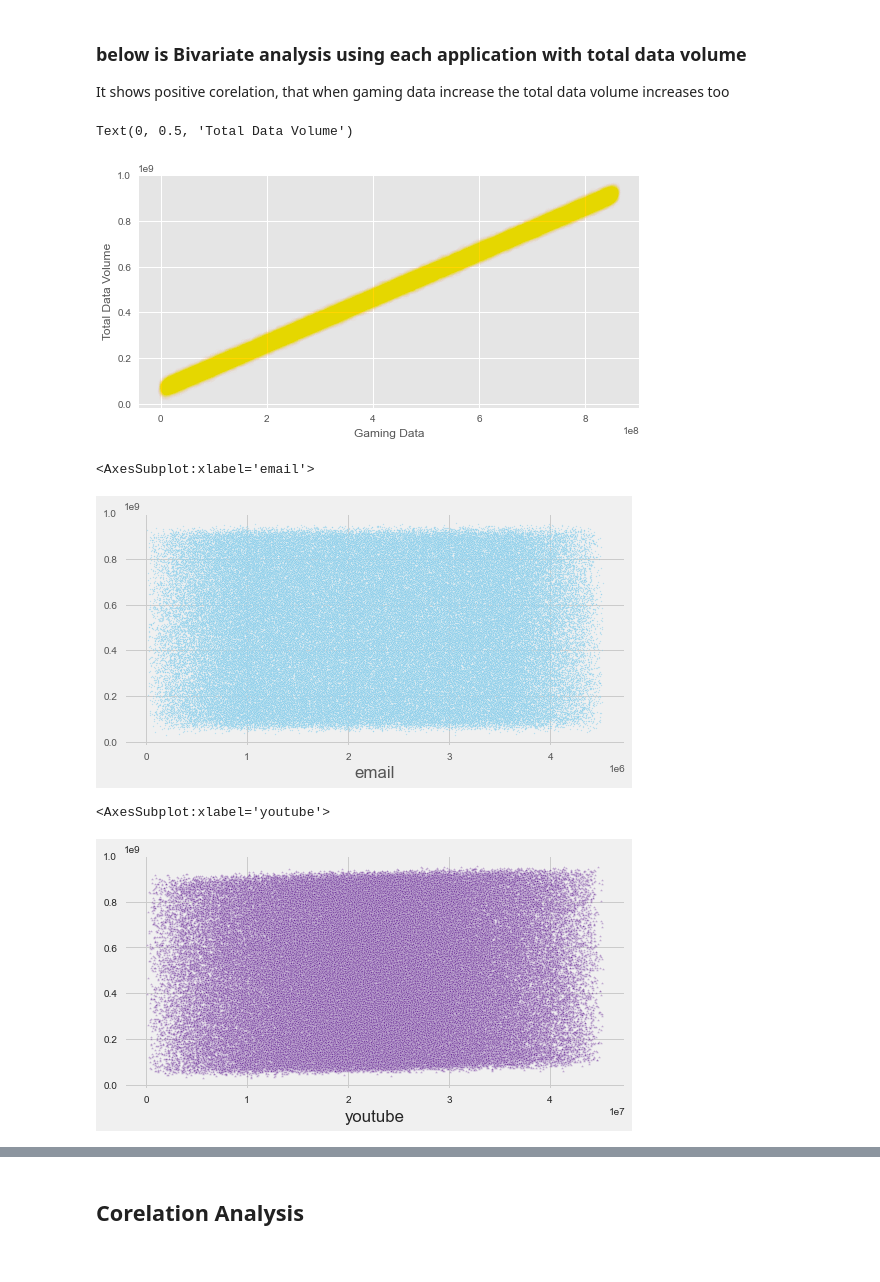
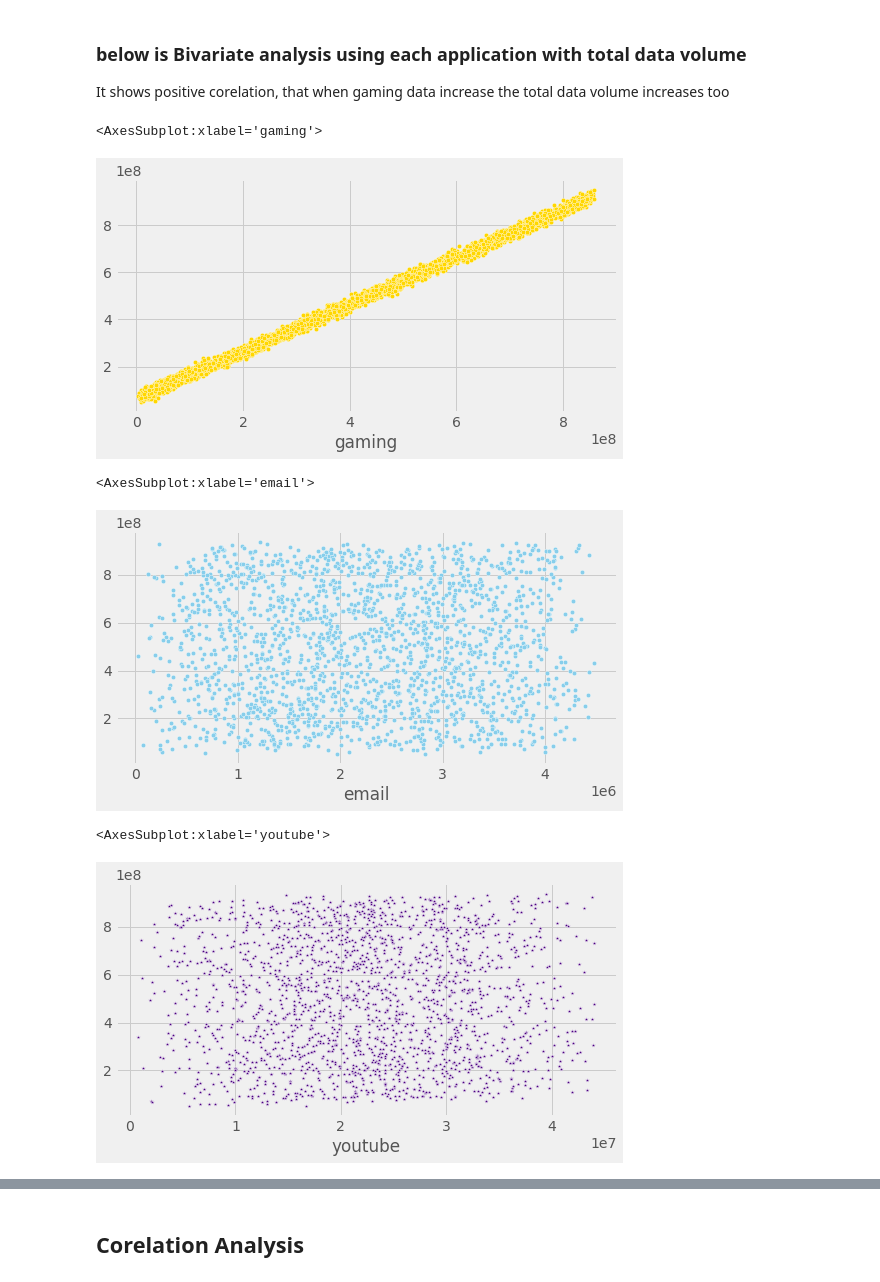
Before and after one commit to Ammon21/Telecom-Analysis, a Jupyter notebook: Notebooks/User_Overview 1.2.ipynb, the cells around one changed output, grey strips where cells are left out. Cells and saved outputs as stored; diff of their text form; code cells hidden in the pictures.

Commit message:
bivariate analysis by sample, modfied

```diff
--- a/Notebooks/User_Overview 1.2.ipynb
+++ b/Notebooks/User_Overview 1.2.ipynb
@@ -178,29 +178,31 @@ plt.legend()
 
 It shows positive corelation, that when gaming data increase the total data volume increases too
 # %%
+sample_data = relevant_data.sample(4000)
 sum_column = df_clean["totalUL"] + df_clean["totalDL"]
 plt.style.use('ggplot')
+sample_data = relevant_data.sample(4000)
+plt.style.use('fivethirtyeight')
 plt.figure(figsize=(8, 4))
-plt.scatter(df_clean['gaming'], sum_column, alpha=0.01, color='gold')
-plt.xlabel('Gaming Data')
-plt.ylabel('Total Data Volume')
+sns.scatterplot(data = sample_data, x='gaming', y=sum_column, s=20, color='gold')
 # %% [output]
-Text(0, 0.5, 'Total Data Volume')
+<AxesSubplot:xlabel='gaming'>
-[figure, old version]
+[figure, new version]
 # %%
+sample_data = relevant_data.sample(2000)
 plt.style.use('fivethirtyeight')
 plt.figure(figsize=(8, 4))
-sns.scatterplot(data = relevant_data, x='email', y=sum_column, s=2, alpha=0.5, color='skyblue')
+sns.scatterplot(data = sample_data, x='email', y=sum_column, s=20, color='skyblue')
 # %% [output]
 <AxesSubplot:xlabel='email'>
-[figure, old version]
+[figure, new version]
 # %%
 plt.style.use('fivethirtyeight')
 plt.figure(figsize=(8, 4))
-sns.scatterplot(data = relevant_data, x='youtube', y=sum_column, s=10, alpha=0.3, color='indigo', marker='*')
+sns.scatterplot(data = sample_data, x='youtube', y=sum_column, s=20, color='indigo', marker='*')
 # %% [output]
 <AxesSubplot:xlabel='youtube'>
-[figure, old version]
+[figure, new version]
 # %%
 plt.style.use('fivethirtyeight')
 plt.figure(figsize=(8, 4))
```
Also changed, not shown: parts of 3 cells of this notebook.
